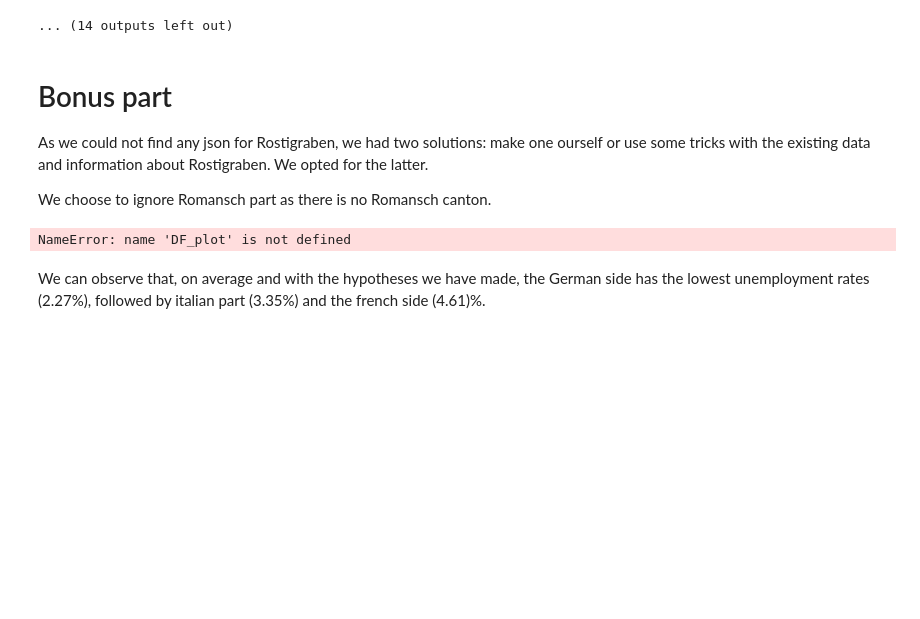
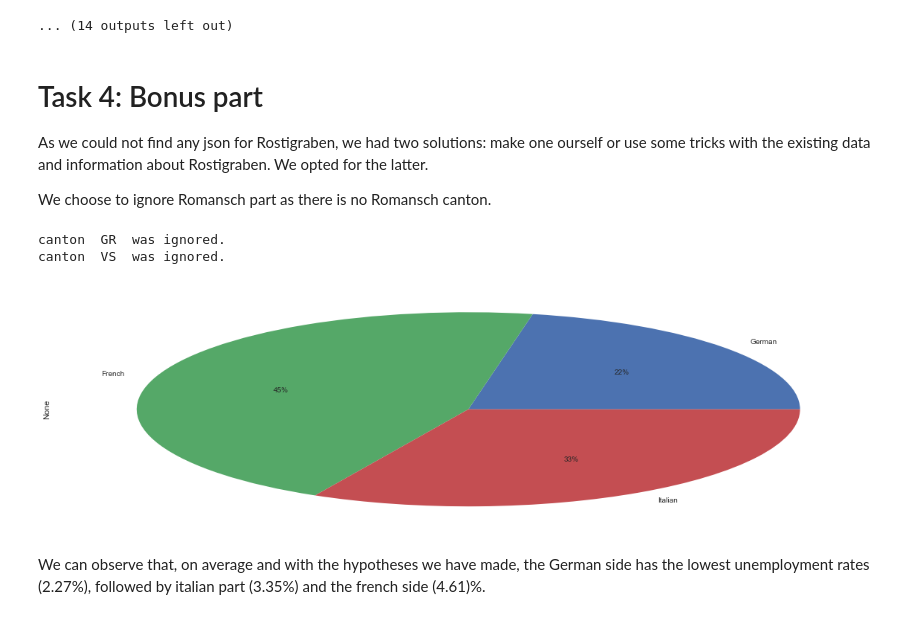
Before and after one commit to m-yaghini/ada17, a Jupyter notebook: 03 - Interactive Viz/Homework 3.ipynb, the cells around one changed output. Drawn from its saved outputs; the diff is of its cells as text; code cells hidden in the pictures; blank space fills up the shorter version.

```diff
--- a/03 - Interactive Viz/Homework 3.ipynb
+++ b/03 - Interactive Viz/Homework 3.ipynb
@@ -490,7 +994,7 @@ for title,table in df_final.groupby(level=[0], axis=1):
 [figure]
 ... (14 outputs left out)
 # %% [markdown]
-# Bonus part
+# Task 4: Bonus part
 
 As we could not find any json for Rostigraben, we had two solutions: make one ourself or use some tricks with the existing data and information about Rostigraben. We opted for the latter.
 
@@ -498,36 +1002,38 @@ We choose to ignore Romansch part as there is no Romansch canton.
 # %%
 import matplotlib.pyplot as plt
 
 
 German_side=[] # added below
 French_Side=['GE','VD','FR','NE','JU']
 Italian_Side=['TI']
-for canton in DF_plot['id'].values:
+for canton in DF_plot['ID'].values:
     if not((canton in Italian_Side) or (canton in French_Side)):
         German_side.append(canton)
 
 # We remove the two cantons that are shared between different Rosti sides
 German_side.remove('VS')
 German_side.remove('GR')
 RostiSides=['German','French','Italian']
 
 total= [0,0,0]
 
 DF_plot['average'] = DF_plot.mean(axis=1)
 
-for canton in DF_plot['id'].values:
+for canton in DF_plot['ID'].values:
     if(canton in German_side):
-        total[0] += DF_plot.loc[DF_plot['id']==canton,'average'].values[0]
+        total[0] += DF_plot.loc[DF_plot['ID']==canton,'average'].values[0]
     elif(canton in French_Side):
-        total[1] += DF_plot.loc[DF_plot['id']==canton,'average'].values[0]
+        total[1] += DF_plot.loc[DF_plot['ID']==canton,'average'].values[0]
     elif(canton in Italian_Side):
-        total[2] += DF_plot.loc[DF_plot['id']==canton,'average'].values[0]
+        total[2] += DF_plot.loc[DF_plot['ID']==canton,'average'].values[0]
     else:
         print('canton ', canton, ' was ignored.')
 total_normalized = [total[0]/len(German_side), total[1]/len(French_Side), total[2]/len(Italian_Side) ]
-pd.Series(total_n,index=RostiSides).plot.pie()
+pd.Series(total_normalized,index=RostiSides).plot.pie(autopct='%1.0f%%')
 plt.show()
 # %% [output]
-NameError: name 'DF_plot' is not defined
+canton  GR  was ignored.
+canton  VS  was ignored.
+[figure, added]
 # %% [markdown]
 We can observe that, on average and with the hypotheses we have made, the German side has the lowest  unemployment rates (2.27%), followed by italian part (3.35%) and the french side (4.61)%.
```
Also changed, not shown: parts of 52 cells of this notebook, 11 other files.
